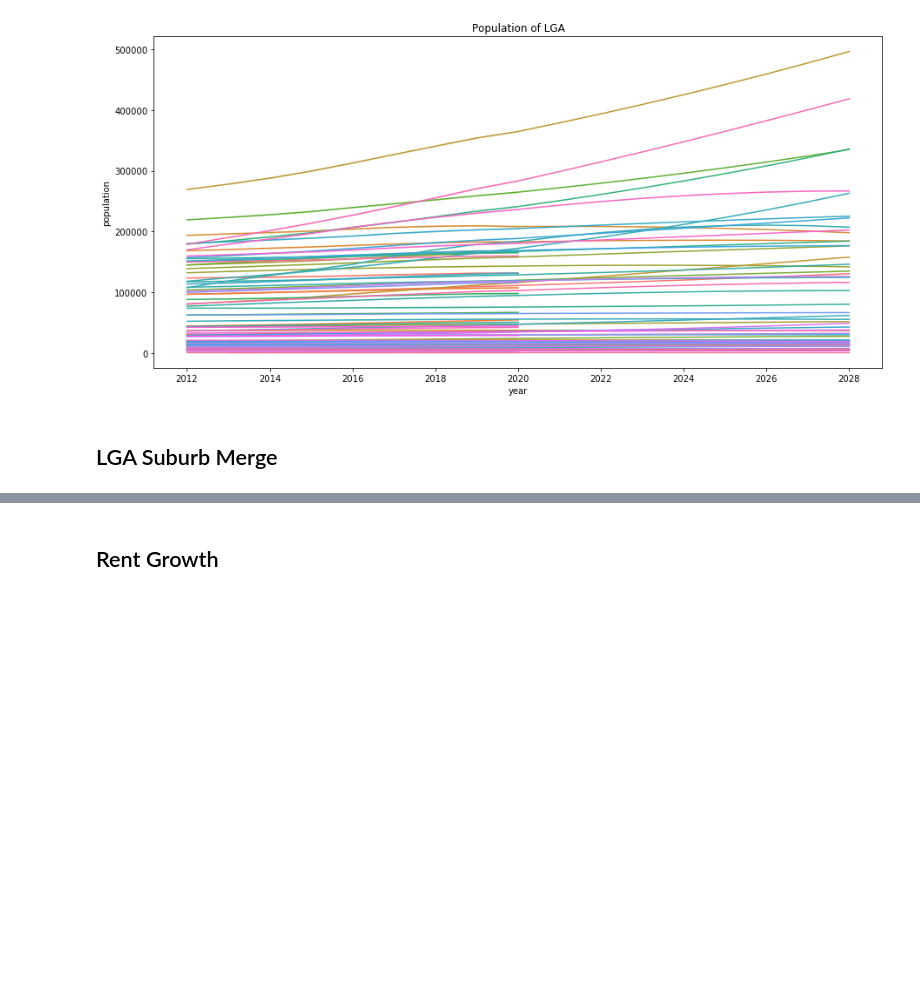
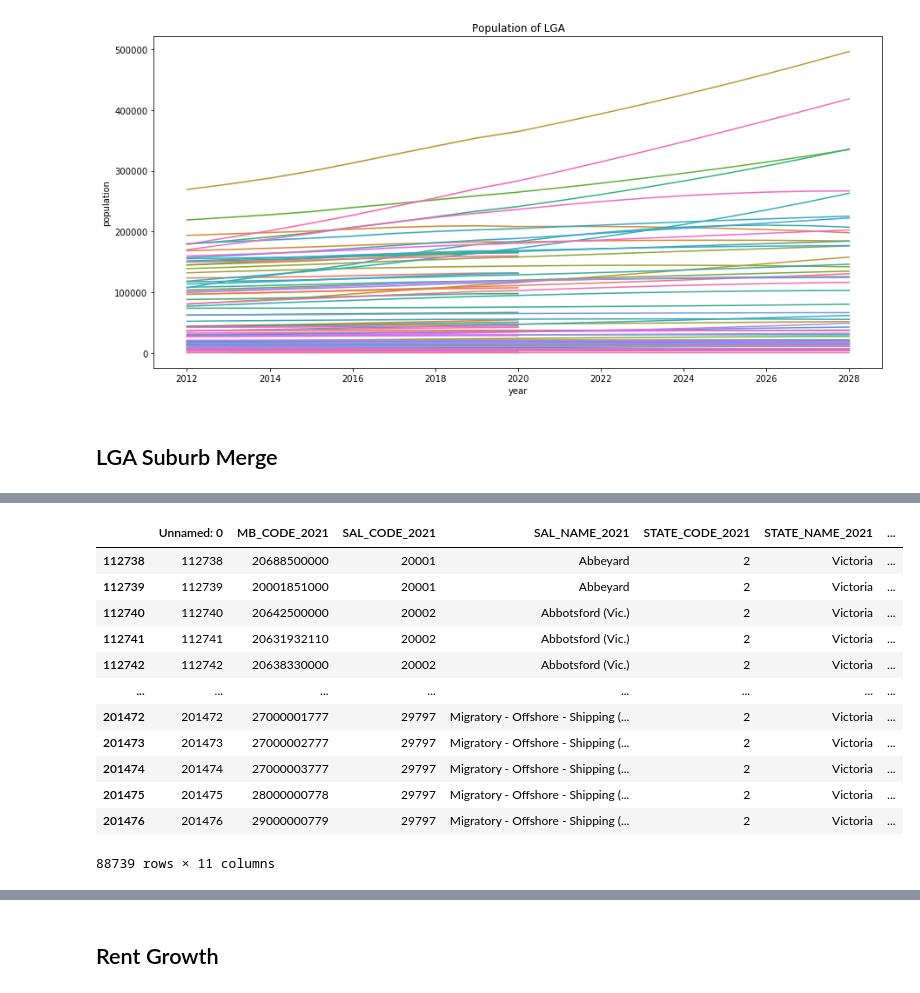
Before and after one commit to MAST30034-Applied-Data-Science/generic-real-estate-consulting-project-group-59, a Jupyter notebook: notebooks/EDA.ipynb, the cells around one changed output, grey strips where cells are left out. Cells and saved outputs as stored; diff of their text form; code cells hidden in the pictures; blank space fills up the shorter version.

```diff
--- a/notebooks/EDA.ipynb
+++ b/notebooks/EDA.ipynb
@@ -243,0 +260,16 @@ pop_df2 = sal_df.merge(lga_df[['MB_CODE_2021','LGA_CODE_2021']], on='MB_CODE_202
+# %%
+sal_df
+# %% [output]
+|  | Unnamed: 0 | MB_CODE_2021 | SAL_CODE_2021 | SAL_NAME_2021 | STATE_CODE_2021 | STATE_NAME_2021 | ... |
+| 112738 | 112738 | 20688500000 | 20001 | Abbeyard | 2 | Victoria | ... |
+| 112739 | 112739 | 20001851000 | 20001 | Abbeyard | 2 | Victoria | ... |
+| 112740 | 112740 | 20642500000 | 20002 | Abbotsford (Vic.) | 2 | Victoria | ... |
+| 112741 | 112741 | 20631932110 | 20002 | Abbotsford (Vic.) | 2 | Victoria | ... |
+| 112742 | 112742 | 20638330000 | 20002 | Abbotsford (Vic.) | 2 | Victoria | ... |
+| ... | ... | ... | ... | ... | ... | ... | ... |
+| 201472 | 201472 | 27000001777 | 29797 | Migratory - Offshore - Shipping (... | 2 | Victoria | ... |
+| 201473 | 201473 | 27000002777 | 29797 | Migratory - Offshore - Shipping (... | 2 | Victoria | ... |
+| 201474 | 201474 | 27000003777 | 29797 | Migratory - Offshore - Shipping (... | 2 | Victoria | ... |
+| 201475 | 201475 | 28000000778 | 29797 | Migratory - Offshore - Shipping (... | 2 | Victoria | ... |
+| 201476 | 201476 | 29000000779 | 29797 | Migratory - Offshore - Shipping (... | 2 | Victoria | ... |
+88739 rows × 11 columns
```
Also changed, not shown: parts of 23 cells of this notebook.
